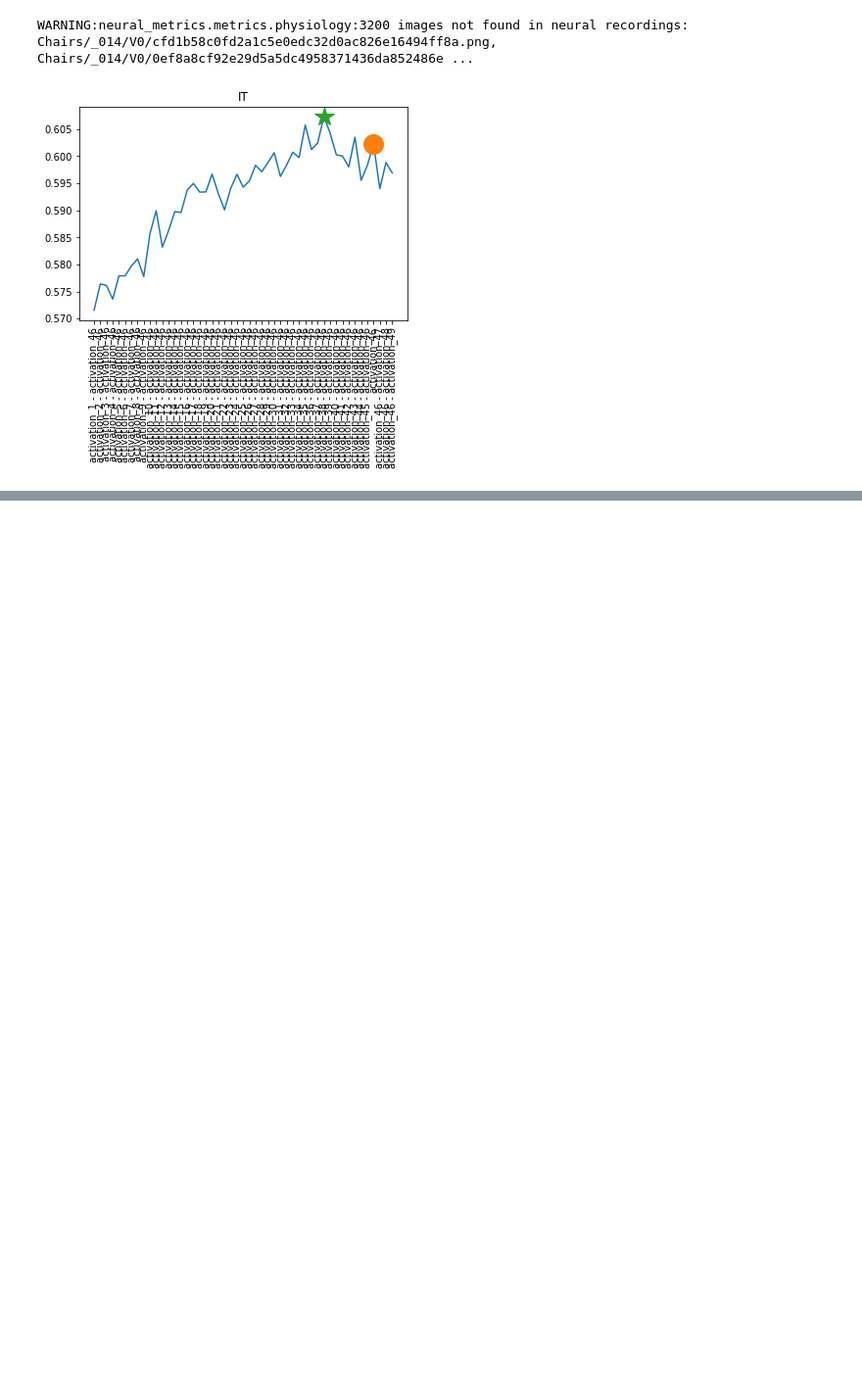
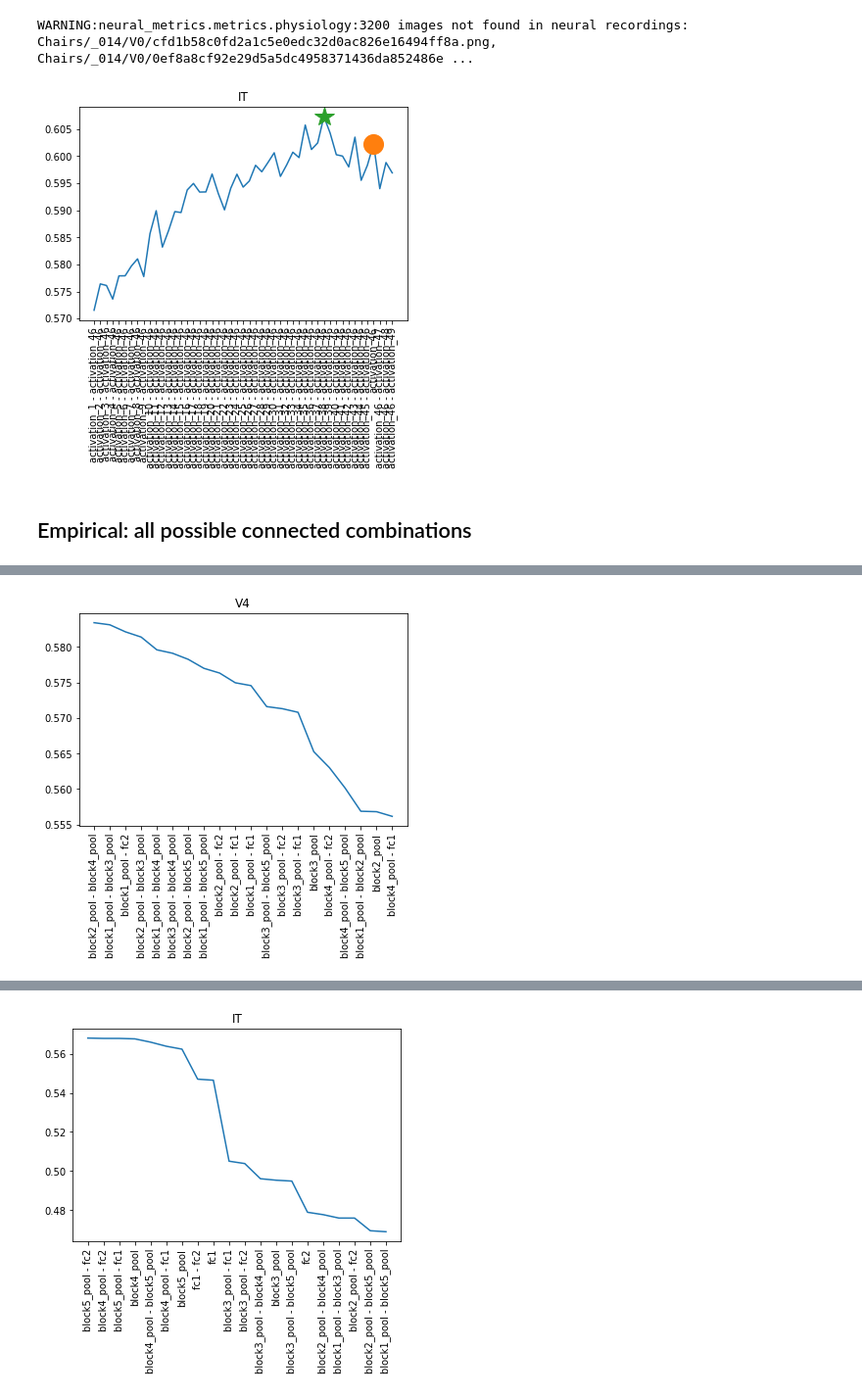
Before and after one commit to mschrimpf/neural-nlp, a Jupyter notebook: results/physiology-layer_combinations.ipynb, the cells around one changed output, grey strips where cells are left out. Shown at 98% size. Cells and saved outputs as stored; diff of their text form; code cells hidden in the pictures; blank space fills up the shorter version.

Commit message:
plot scores of all combinations of connected layers for vgg16, resnet50

```diff
--- a/results/physiology-layer_combinations.ipynb
+++ b/results/physiology-layer_combinations.ipynb
@@ -72,3 +77,8 @@ WARNING:neural_metrics.metrics.physiology:3200 images not found in neural record
 [figure]
 WARNING:neural_metrics.metrics.physiology:3200 images not found in neural recordings: Chairs/_014/V0/cfd1b58c0fd2a1c5e0edc32d0ac826e16494ff8a.png, Chairs/_014/V0/0ef8a8cf92e29d5a5dc4958371436da852486e ...
 [figure]
+# %% [markdown]
+## Empirical: all possible connected combinations
+# %%
+plot_all_connected_layer_combinations('vgg16')
+# %% [output]
@@ -74,0 +86 @@ WARNING:neural_metrics.metrics.physiology:3200 images not found in neural record
+[figure, added]
@@ -74,0 +88 @@ WARNING:neural_metrics.metrics.physiology:3200 images not found in neural record
+[figure, added]
```
Also changed, not shown: parts of 8 cells of this notebook, 1 other file.
